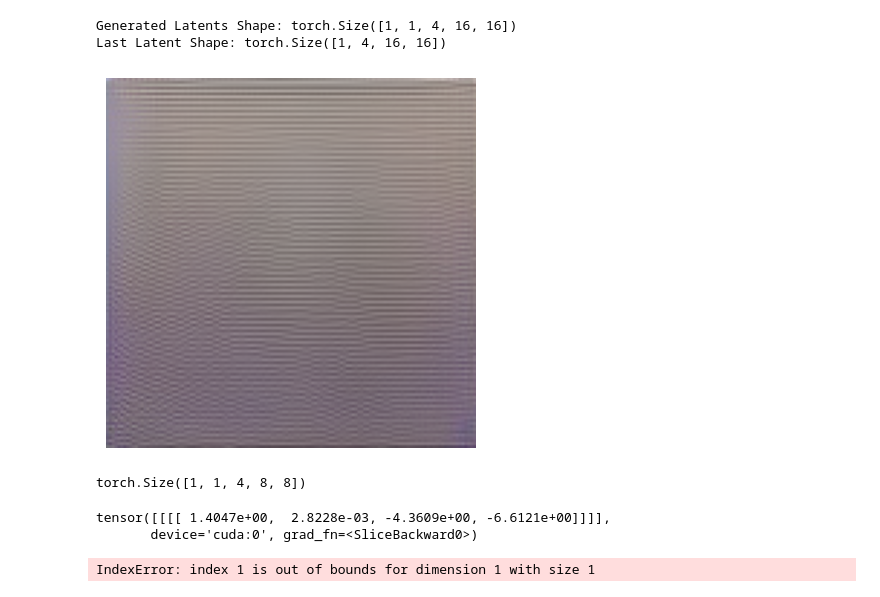
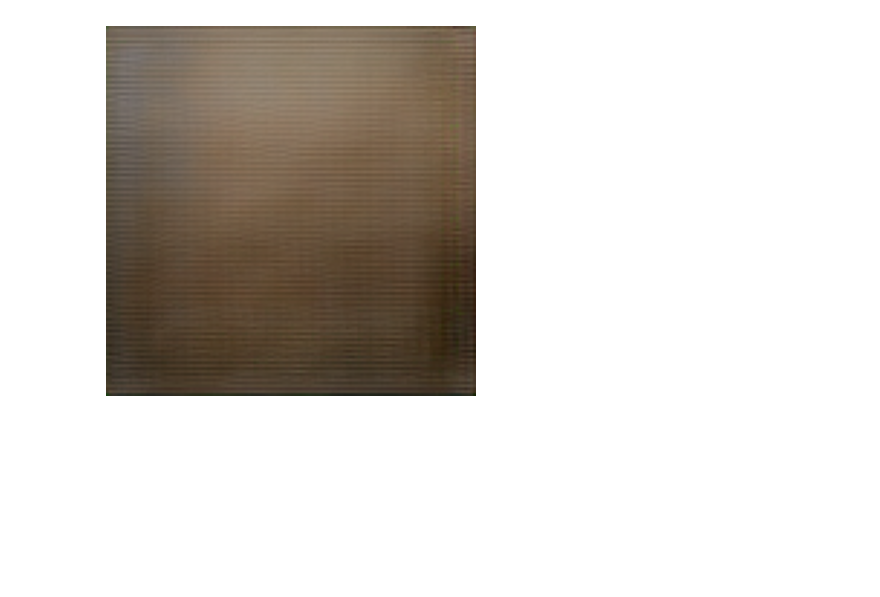
Before and after one commit to BioMikeUkr/TIED, a Jupyter notebook: inference encoder only.ipynb, the cells around one changed output. Cells and saved outputs as stored; diff of their text form; code cells hidden in the pictures; blank space fills up the shorter version.

```diff
--- a/inference encoder only.ipynb
+++ b/inference encoder only.ipynb
@@ -5,30 +5,25 @@ import torch
 import matplotlib.pyplot as plt
 # %%
 # Load model and tokenizer
-name = "models/checkpoint-500"
+name = "models/checkpoint-2500"
 model = TIEDModel.from_pretrained(name).to("cuda")
 tokenizer = AutoTokenizer.from_pretrained(name)
 model.eval()
 print("")
 # %%
+from torchvision.transforms import GaussianBlur
+
+
 def generate_image(model, prompt, device="cuda"):
-    n_pooling_tokens = model.config.n_pooling_tokens
+    blur = GaussianBlur(kernel_size=5, sigma=0.2)
 
-    base_prompt = ["<<VISUAL_TOKEN>>"] * n_pooling_tokens
-    base_prompt = "".join(base_prompt)
-    prompt = base_prompt + prompt
     inputs = tokenizer(prompt, return_tensors="pt").to(device)
     input_ids = inputs.input_ids
     attention_mask = inputs.attention_mask
 
     generated_latents = model(input_ids=input_ids, attention_mask=attention_mask).encoded_latents
-
-    print("Generated Latents Shape:", generated_latents.shape)
-
-    last_latent = generated_latents[:, -1]  # [B, C, H, W]
-    print("Last Latent Shape:", last_latent.shape)
-
-    decoded = model.vae.decode(last_latent).sample  # [B, 3, H, W]
+    # generated_latents = blur(generated_latents)  # Apply Gaussian blur to the latents
+    decoded = model.vae.decode(generated_latents).sample  # [B, 3, H, W]
     decoded = (decoded / 2 + 0.5).clamp(0, 1)
 
     img_np = decoded.squeeze().permute(1, 2, 0).detach().cpu().numpy()
@@ -41,24 +36,14 @@ def generate_image(model, prompt, device="cuda"):
     return generated_latents
 # %%
 
-prompt = """The image shows a painting of a woman in a blue dress, sitting on a chair, with a blue background"""
-# prompt = """The image shows a painting of cows grazing in a field next to a body of water, with trees in the background and a sky filled with clouds."""
+prompt = """The image shows a painting of a woman in a red dress, a white background"""
+# prompt = """The image shows a painting of a field with a few plants in the foreground and a body of water in the background. The sky is filled with white, fluffy clouds, creating a peaceful atmosphere."""
+prompt = """The image shows a painting of a male in a blue suit, with a dark background."""
+# prompt = """The image shows a painting of a storm in the sea, deep purple voluminous clouds, sunset, Aivazovsky style"""
+# prompt = """The image shows a painting of a green forest in greece, blue sky"""
+# prompt = """The image shows a painting: bright white background, red square"""
+
 
 generated_latents = generate_image(model, prompt)
 # %% [output]
-Generated Latents Shape: torch.Size([1, 1, 4, 16, 16])
-Last Latent Shape: torch.Size([1, 4, 16, 16])
-[figure, old version]
+[figure, new version]
-# %%
-generated_latents.shape  # [B, T, C, H, W]
-# %% [output]
-torch.Size([1, 1, 4, 8, 8])
-# %%
-generated_latents[:,0, :1, :1, :4]
-# %% [output]
-tensor([[[[ 1.4047e+00,  2.8228e-03, -4.3609e+00, -6.6121e+00]]]],
-       device='cuda:0', grad_fn=<SliceBackward0>)
-# %%
-generated_latents[:,1, :1, :1, :4]
-# %% [output]
-IndexError: index 1 is out of bounds for dimension 1 with size 1
```
Also changed, not shown: parts of 4 cells of this notebook, 12 other files.
